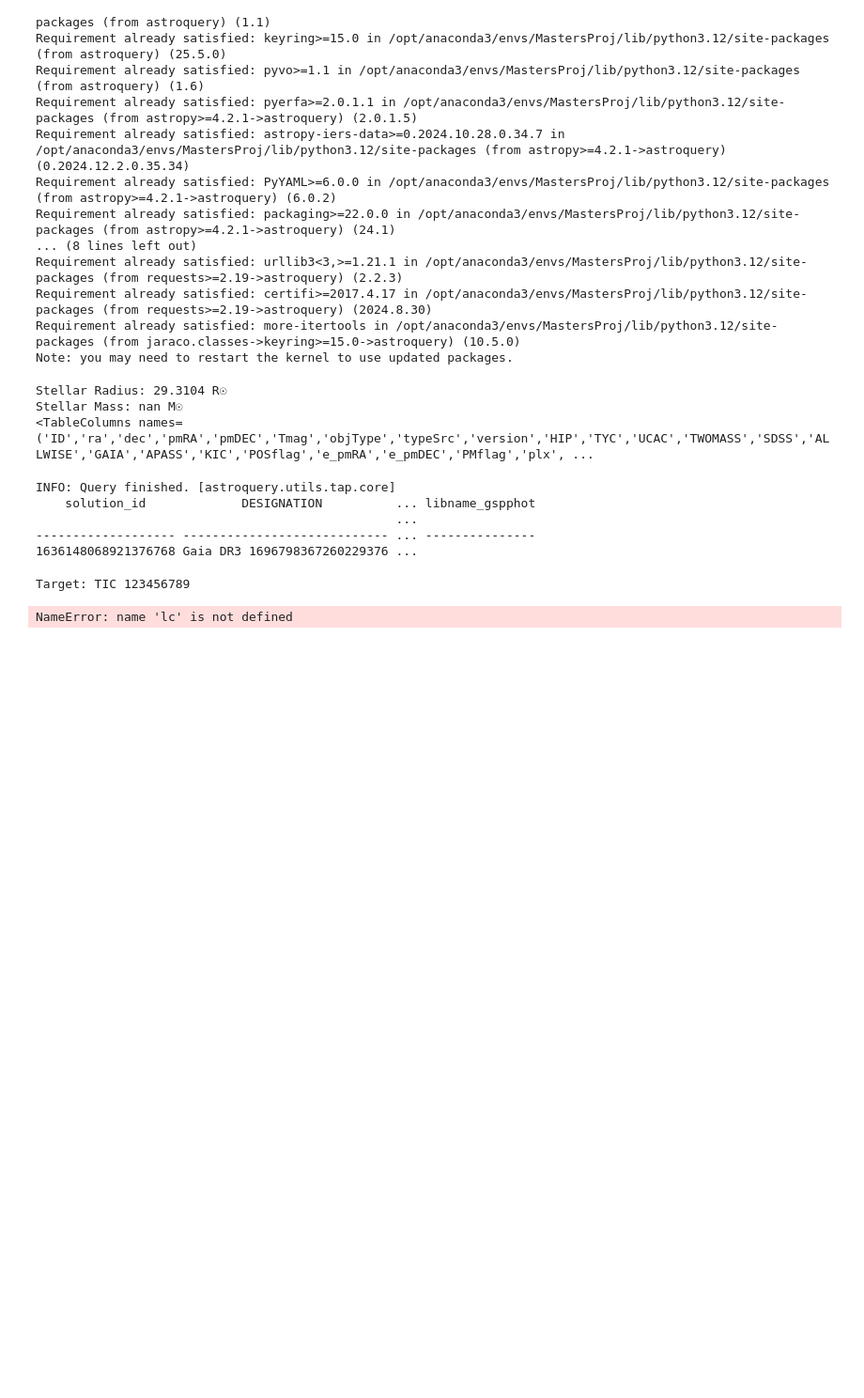
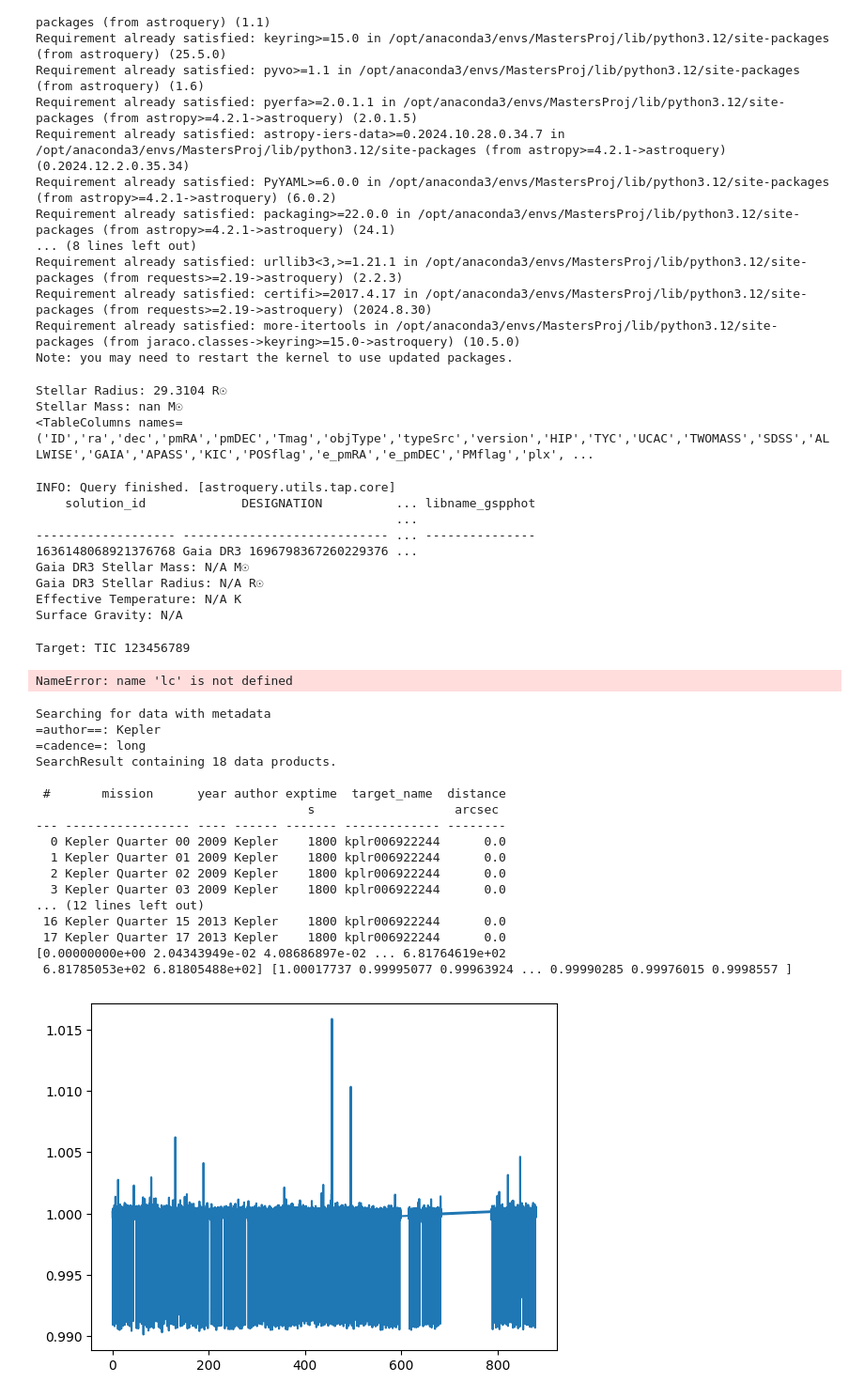
Before and after one commit to JCatton/KJRJMCMCMC, a Jupyter notebook: TransitAnalysis/Test.ipynb, the cells around one changed output. Shown at 94% size. Cells and saved outputs as stored; diff of their text form; code cells hidden in the pictures; blank space fills up the shorter version.

```diff
--- a/TransitAnalysis/Test.ipynb
+++ b/TransitAnalysis/Test.ipynb
@@ -524,6 +524,17 @@ Stellar Mass: nan M☉
 <TableColumns names=('ID','ra','dec','pmRA','pmDEC','Tmag','objType','typeSrc','version','HIP','TYC','UCAC','TWOMASS','SDSS','ALLWISE','GAIA','APASS','KIC','POSflag','e_pmRA','e_pmDEC','PMflag','plx', ...
 # %%
 from astroquery.gaia import Gaia
+
+# Query Gaia catalog for the target using coordinates or Gaia ID
+job = Gaia.launch_job_async(f"""
+    SELECT *
+    FROM gaiadr3.gaia_source
+    WHERE source_id = {tic_data['GAIA'][0]}
+""")
+
+gaia_results = job.get_results()
+print(gaia_results)
+
 # Extract relevant parameters from Gaia DR3 result
 mass = gaia_results['mass_gspphot'][0] if 'mass_gspphot' in gaia_results.colnames else None
 radius = gaia_results['radius_gspphot'][0] if 'radius_gspphot' in gaia_results.colnames else None
@@ -545,6 +556,10 @@ INFO: Query finished. [astroquery.utils.tap.core]
                                                  ...
 ------------------- ---------------------------- ... ---------------
 1636148068921376768 Gaia DR3 1696798367260229376 ...
+Gaia DR3 Stellar Mass: N/A M☉
+Gaia DR3 Stellar Radius: N/A R☉
+Effective Temperature: N/A K
+Surface Gravity: N/A
 # %%
 # Combine lightcurve with stellar parameters for modeling
 print(f"Target: TIC {tic_id}")
@@ -557,0 +575,61 @@ NameError: name 'lc' is not defined
+# %%
+import lightkurve as lk
+import matplotlib.pyplot as plt
+import numpy as np
+
+def download_data(target_name: str, exptime:int = 120, mission:str = "Tess", sector:int = None, author = None, cadence = None, max_number_downloads:int = 20) -> tuple:
+    """
+    Downloads data from the target_name
+
+    Parameters:
+    - target_name: String representing the target name
+
+    Returns:
+    - times: Array of time values
+    - flux: Array of flux values
+    """
+    # Create a dictionary of parameters
+    search_params = {
+        "mission": mission,
+        "sector": sector,
+        "exptime": exptime,
+        "author": author,
+        "cadence": cadence,
+    }
+
+    # Filter out parameters with None values
+    search_params = {key: value for key, value in search_params.items() if value is not None}
+
+    print(f"Searching for data with metadata \n{"\n".join([f"{k:=^9}: {v:<20}" for k,v in search_params.items()])}")
+    search_results = lk.search_lightcurve(target_name, **search_params)
+
+    print(search_results)
+    light_curve_collection = search_results[:max_number_downloads].download_all()
+
+    # Flattening ensures that the data is all normalised to the same level and applies savitzky-golay smoothing filter
+    lc = light_curve_collection.stitch().remove_nans().flatten()
+
+    times = lc.time.value - np.min(lc.time.value)  # zero our times as this is in line with current simulations
+
+    flux = lc.flux.value
+#
+    return times, flux
+# %% [output]
+Searching for data with metadata
+=author==: Kepler
+=cadence=: long
+SearchResult containing 18 data products.
+
+ #       mission      year author exptime  target_name  distance
+                                     s                   arcsec
+--- ----------------- ---- ------ ------- ------------- --------
+  0 Kepler Quarter 00 2009 Kepler    1800 kplr006922244      0.0
+  1 Kepler Quarter 01 2009 Kepler    1800 kplr006922244      0.0
+  2 Kepler Quarter 02 2009 Kepler    1800 kplr006922244      0.0
+  3 Kepler Quarter 03 2009 Kepler    1800 kplr006922244      0.0
+... (12 lines left out)
+ 16 Kepler Quarter 15 2013 Kepler    1800 kplr006922244      0.0
+ 17 Kepler Quarter 17 2013 Kepler    1800 kplr006922244      0.0
+[0.00000000e+00 2.04343949e-02 4.08686897e-02 ... 6.81764619e+02
+ 6.81785053e+02 6.81805488e+02] [1.00017737 0.99995077 0.99963924 ... 0.99990285 0.99976015 0.9998557 ]
+[figure, added]
```
Also changed, not shown: parts of 23 cells of this notebook.
